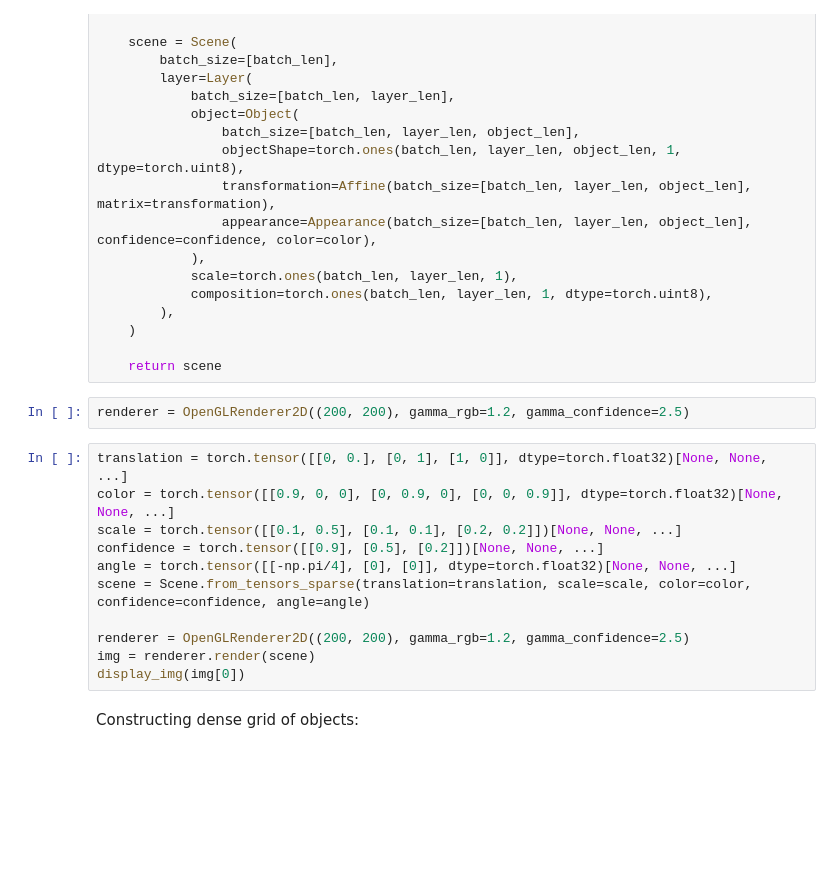
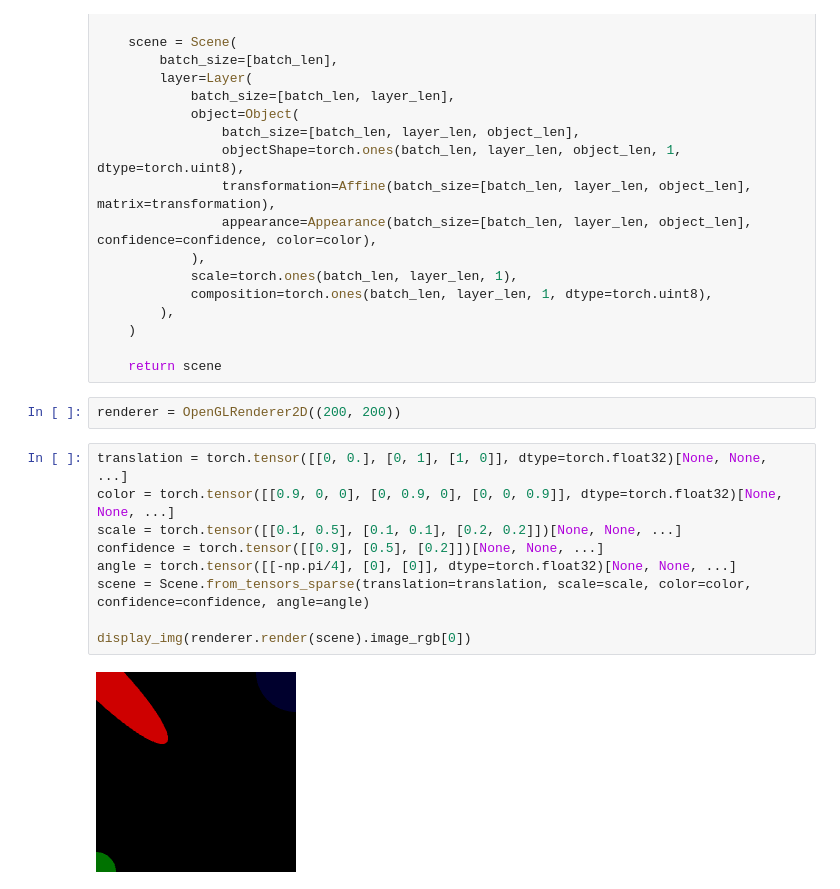
Before and after one commit to Antollo/lcmr, a Jupyter notebook: notebooks/scene_playground.ipynb, the cells around one changed output. Saved outputs shown, nothing was run; the diff lists cells and outputs as text; blank space fills up the shorter version.

```diff
--- a/notebooks/scene_playground.ipynb
+++ b/notebooks/scene_playground.ipynb
@@ -63,17 +83,15 @@ def create_scene(batch_len: int, layer_len: int, object_len: int, translation=No
 
     return scene
 # %%
-renderer = OpenGLRenderer2D((200, 200), gamma_rgb=1.2, gamma_confidence=2.5)
+renderer = OpenGLRenderer2D((200, 200))
 # %%
 translation = torch.tensor([[0, 0.], [0, 1], [1, 0]], dtype=torch.float32)[None, None, ...]
 color = torch.tensor([[0.9, 0, 0], [0, 0.9, 0], [0, 0, 0.9]], dtype=torch.float32)[None, None, ...]
 scale = torch.tensor([[0.1, 0.5], [0.1, 0.1], [0.2, 0.2]])[None, None, ...]
 confidence = torch.tensor([[0.9], [0.5], [0.2]])[None, None, ...]
 angle = torch.tensor([[-np.pi/4], [0], [0]], dtype=torch.float32)[None, None, ...]
 scene = Scene.from_tensors_sparse(translation=translation, scale=scale, color=color, confidence=confidence, angle=angle)
 
-renderer = OpenGLRenderer2D((200, 200), gamma_rgb=1.2, gamma_confidence=2.5)
-img = renderer.render(scene)
-display_img(img[0])
+display_img(renderer.render(scene).image_rgb[0])
+# %% [output]
+[figure, added]
-# %% [markdown]
-Constructing dense grid of objects:
```
Also changed, not shown: parts of 3 cells of this notebook, 30 other files.
